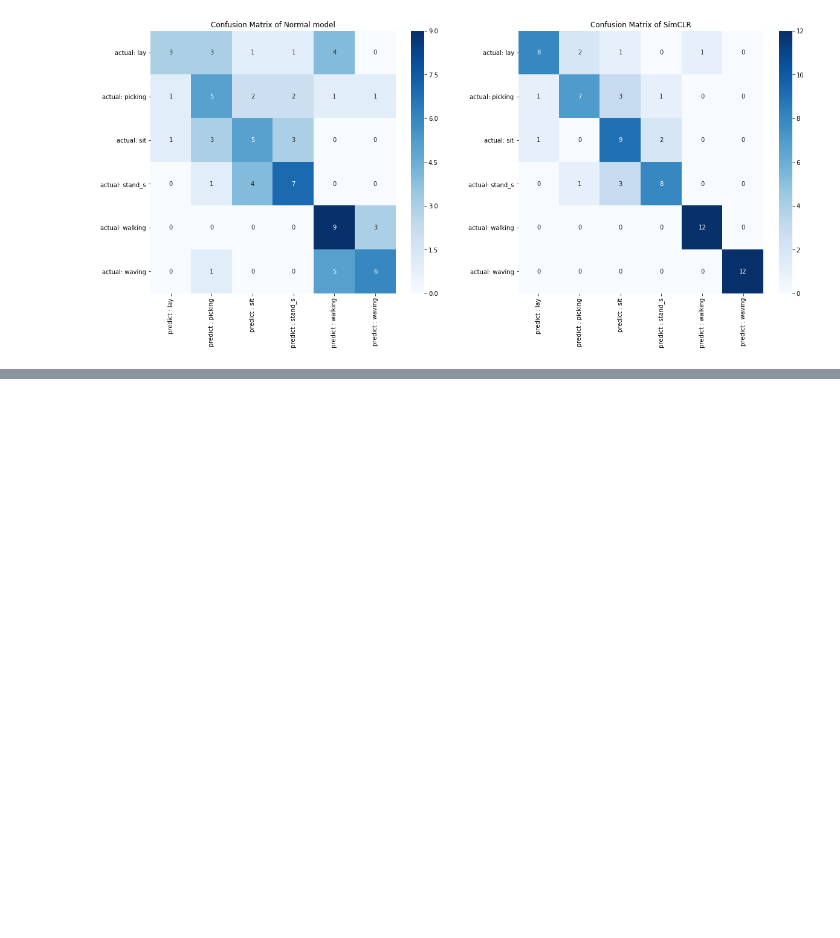
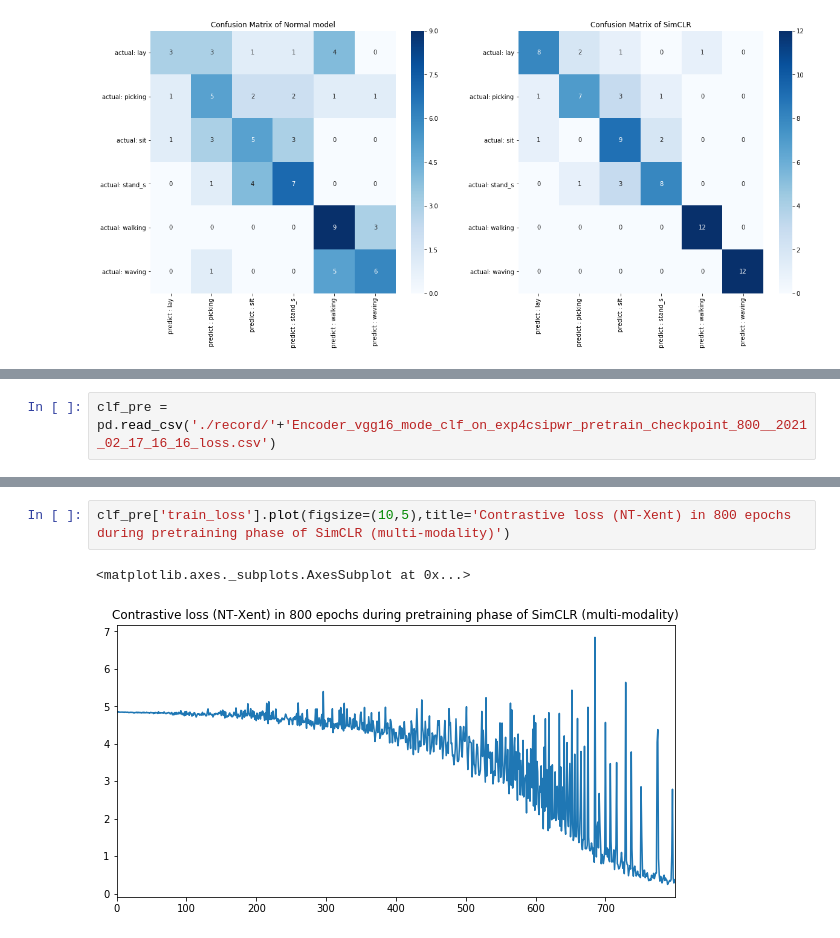
Before and after one commit to hslau44/irs_toolbox, a Jupyter notebook: Visualization.ipynb, the cells around one changed output, grey strips where cells are left out. Cells and saved outputs as stored; diff of their text form; blank space fills up the shorter version.

```diff
--- a/Visualization.ipynb
+++ b/Visualization.ipynb
@@ -316,0 +319,2 @@ plt.show()
+# %%
+clf_pre = pd.read_csv('./record/'+'Encoder_vgg16_mode_clf_on_exp4csipwr_pretrain_checkpoint_800__2021_02_17_16_16_loss.csv')
@@ -316,0 +333,5 @@ plt.show()
+# %%
+clf_pre['train_loss'].plot(figsize=(10,5),title='Contrastive loss (NT-Xent) in 800 epochs during pretraining phase of SimCLR (multi-modality)')
+# %% [output]
+<matplotlib.axes._subplots.AxesSubplot at 0x...>
+[figure, added]
```
Also changed, not shown: parts of 10 cells of this notebook.
